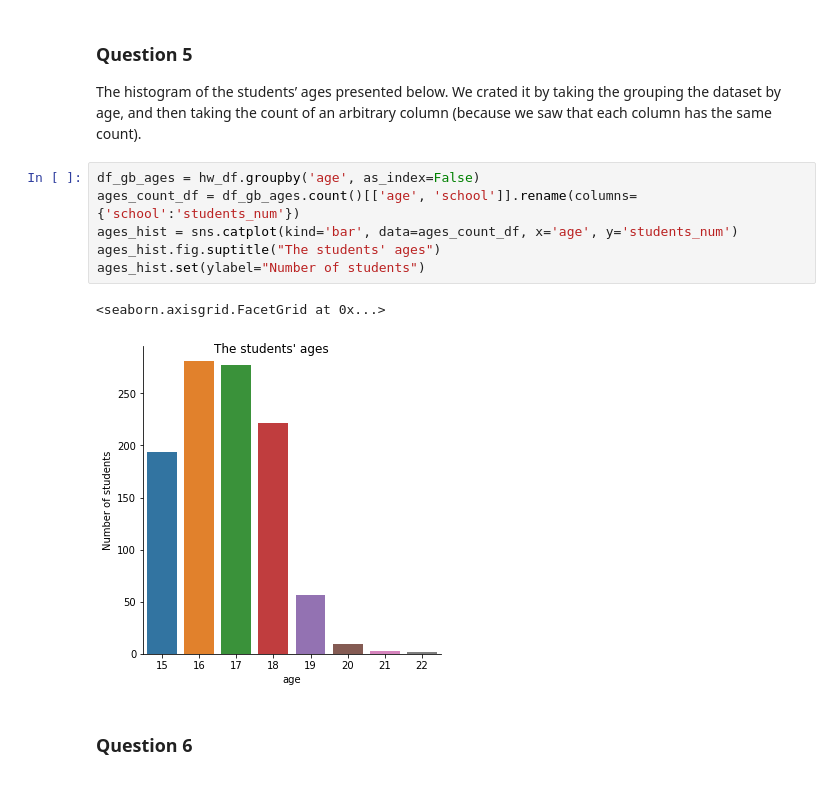
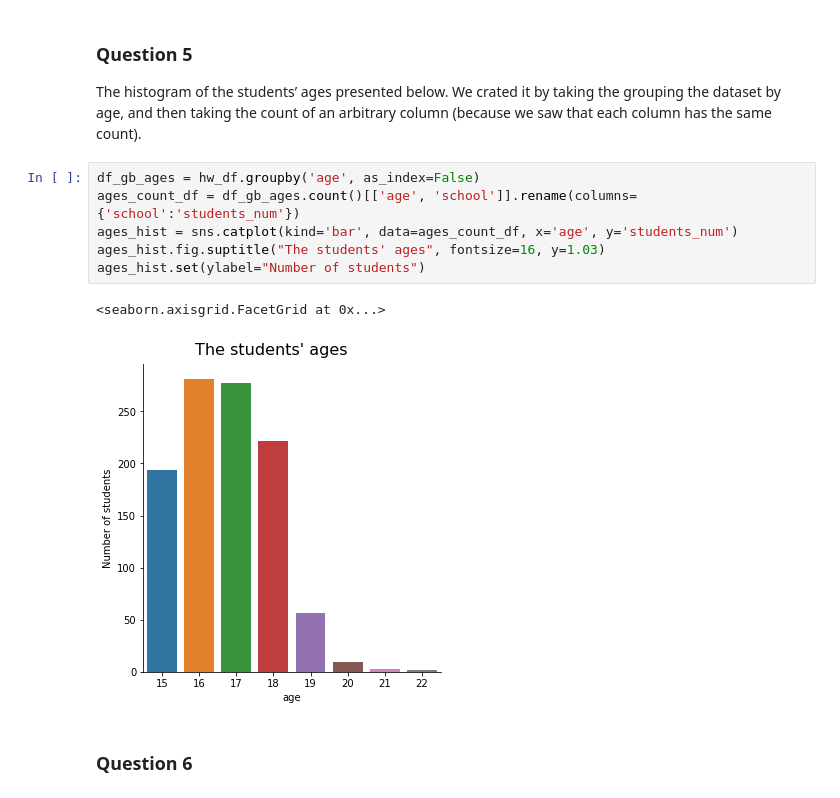
Before and after one commit to dvir019/Introduction_to_Data_Analysis-HW2, a Jupyter notebook: HW2_212234637_324270883.ipynb, the cells around one changed output. Drawn from its saved outputs; the diff is of its cells as text.

```diff
--- a/HW2_212234637_324270883.ipynb
+++ b/HW2_212234637_324270883.ipynb
@@ -44,12 +44,12 @@ We crated it by taking the grouping the dataset by age, and then taking the coun
 # %%
 df_gb_ages = hw_df.groupby('age', as_index=False)
 ages_count_df = df_gb_ages.count()[['age', 'school']].rename(columns={'school':'students_num'})
 ages_hist = sns.catplot(kind='bar', data=ages_count_df, x='age', y='students_num')
-ages_hist.fig.suptitle("The students' ages")
+ages_hist.fig.suptitle("The students' ages", fontsize=16, y=1.03)
 ages_hist.set(ylabel="Number of students")
 # %% [output]
 <seaborn.axisgrid.FacetGrid at 0x...>
-[figure, old version]
+[figure, new version]
 # %% [markdown]
 ### Question 6
 # %% [markdown]
```
Also changed, not shown: parts of 2 cells of this notebook.
